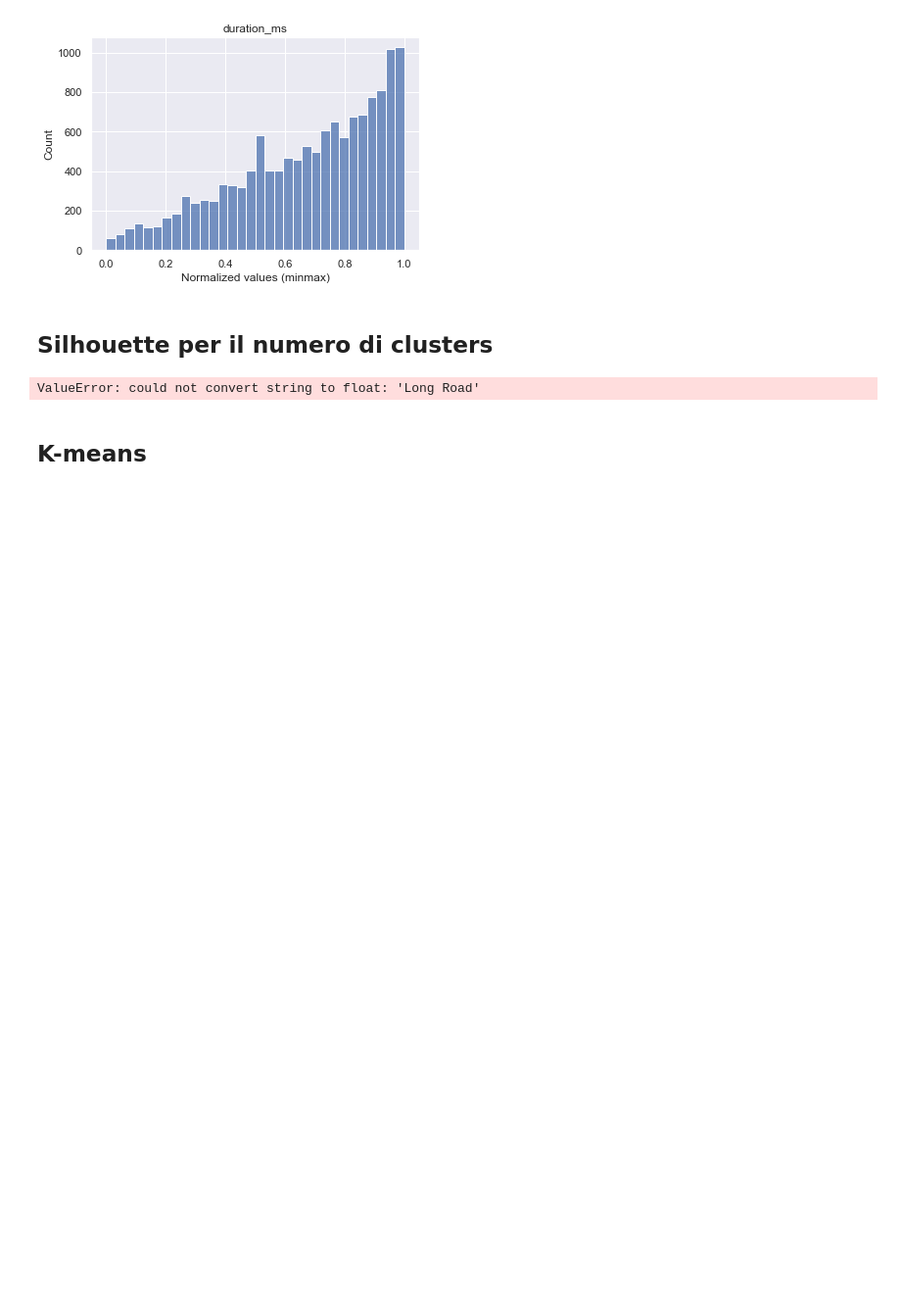
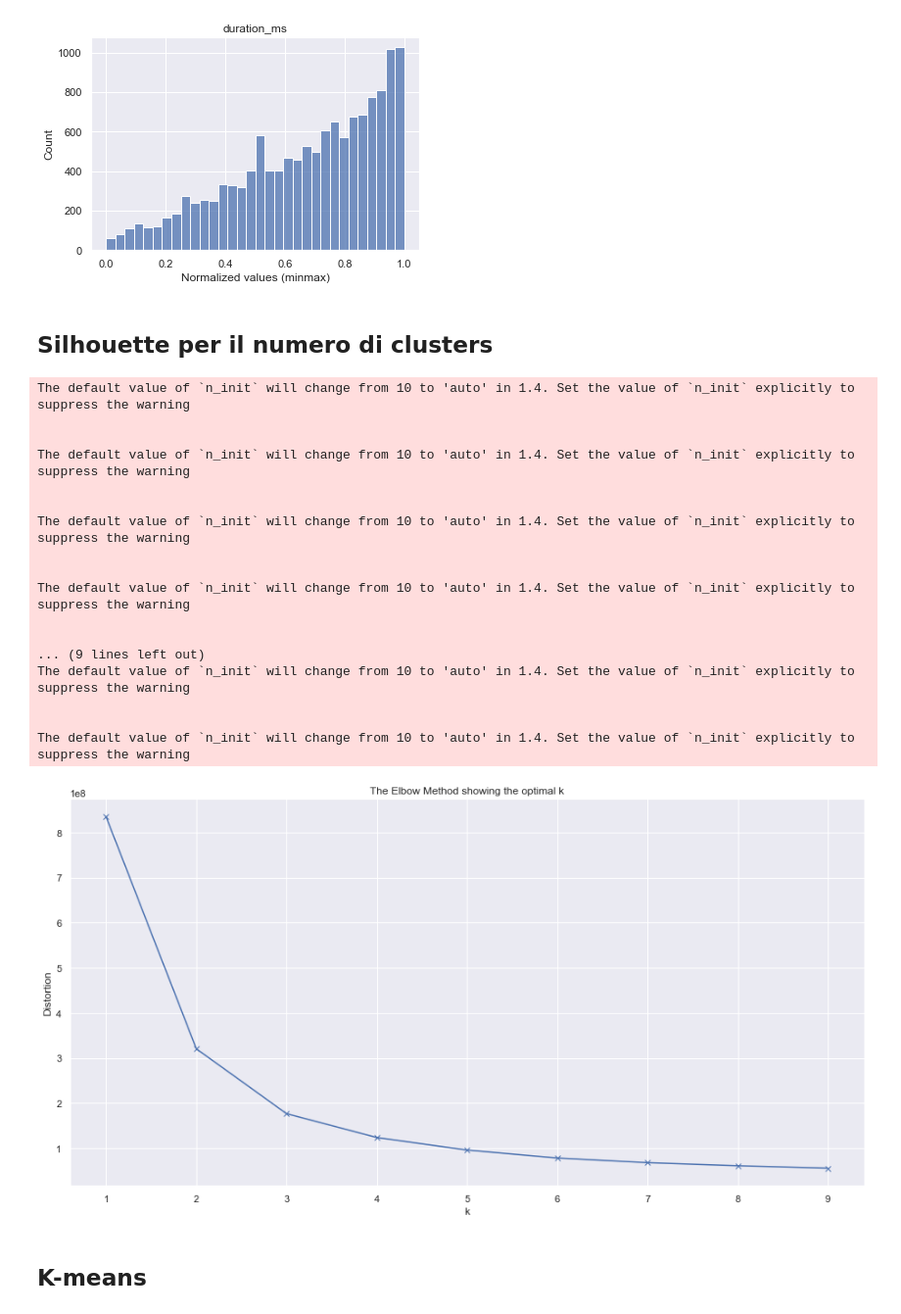
Before and after one commit to Bakko000/Data-Mining, a Jupyter notebook: dataset (missing + split)/clustering.ipynb, the cells around one changed output. Shown at 98% size. Drawn from its saved outputs; the diff is of its cells as text; code cells hidden in the pictures; blank space fills up the shorter version.

```diff
--- a/dataset (missing + split)/clustering.ipynb
+++ b/dataset (missing + split)/clustering.ipynb
@@ -153,19 +153,36 @@ plt.show()
 # %%
 distortions = []
 K = range(1,10)
 for k in K:
     kmeanModel = KMeans(n_clusters=k)
-    kmeanModel.fit(df)
+    kmeanModel.fit(selected_columns)
     distortions.append(kmeanModel.inertia_)
 
 plt.figure(figsize=(16,8))
 plt.plot(K, distortions, 'bx-')
 plt.xlabel('k')
 plt.ylabel('Distortion')
 plt.title('The Elbow Method showing the optimal k')
 plt.show()
 # %% [output]
-ValueError: could not convert string to float: 'Long Road'
+The default value of `n_init` will change from 10 to 'auto' in 1.4. Set the value of `n_init` explicitly to suppress the warning
+
+
+The default value of `n_init` will change from 10 to 'auto' in 1.4. Set the value of `n_init` explicitly to suppress the warning
+
+
+The default value of `n_init` will change from 10 to 'auto' in 1.4. Set the value of `n_init` explicitly to suppress the warning
+
+
+The default value of `n_init` will change from 10 to 'auto' in 1.4. Set the value of `n_init` explicitly to suppress the warning
+
+
+... (9 lines left out)
+The default value of `n_init` will change from 10 to 'auto' in 1.4. Set the value of `n_init` explicitly to suppress the warning
+
+
+The default value of `n_init` will change from 10 to 'auto' in 1.4. Set the value of `n_init` explicitly to suppress the warning
+[figure, added]
 # %% [markdown]
 <h2>K-means</h2>
 # %%
```
Also changed, not shown: parts of 6 cells of this notebook.
